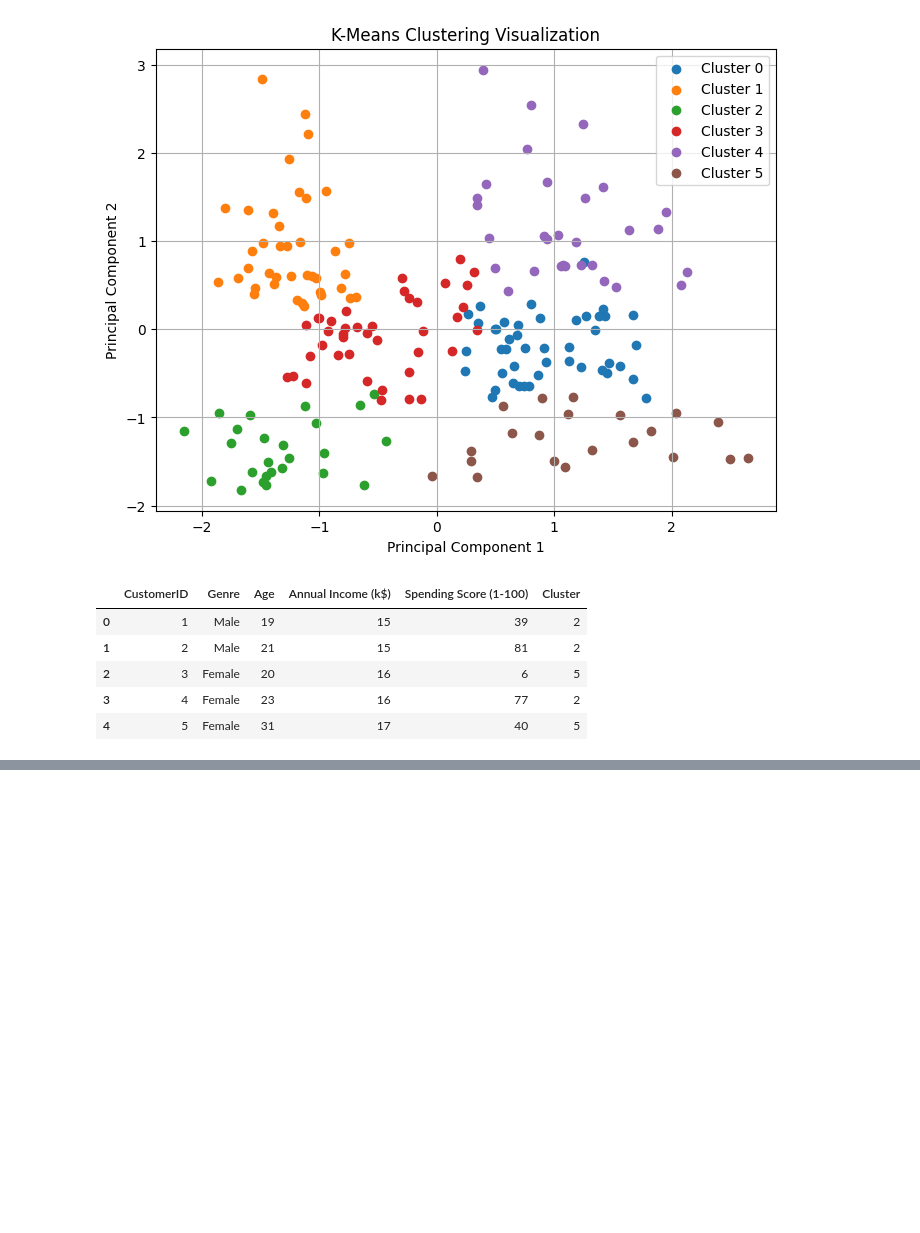
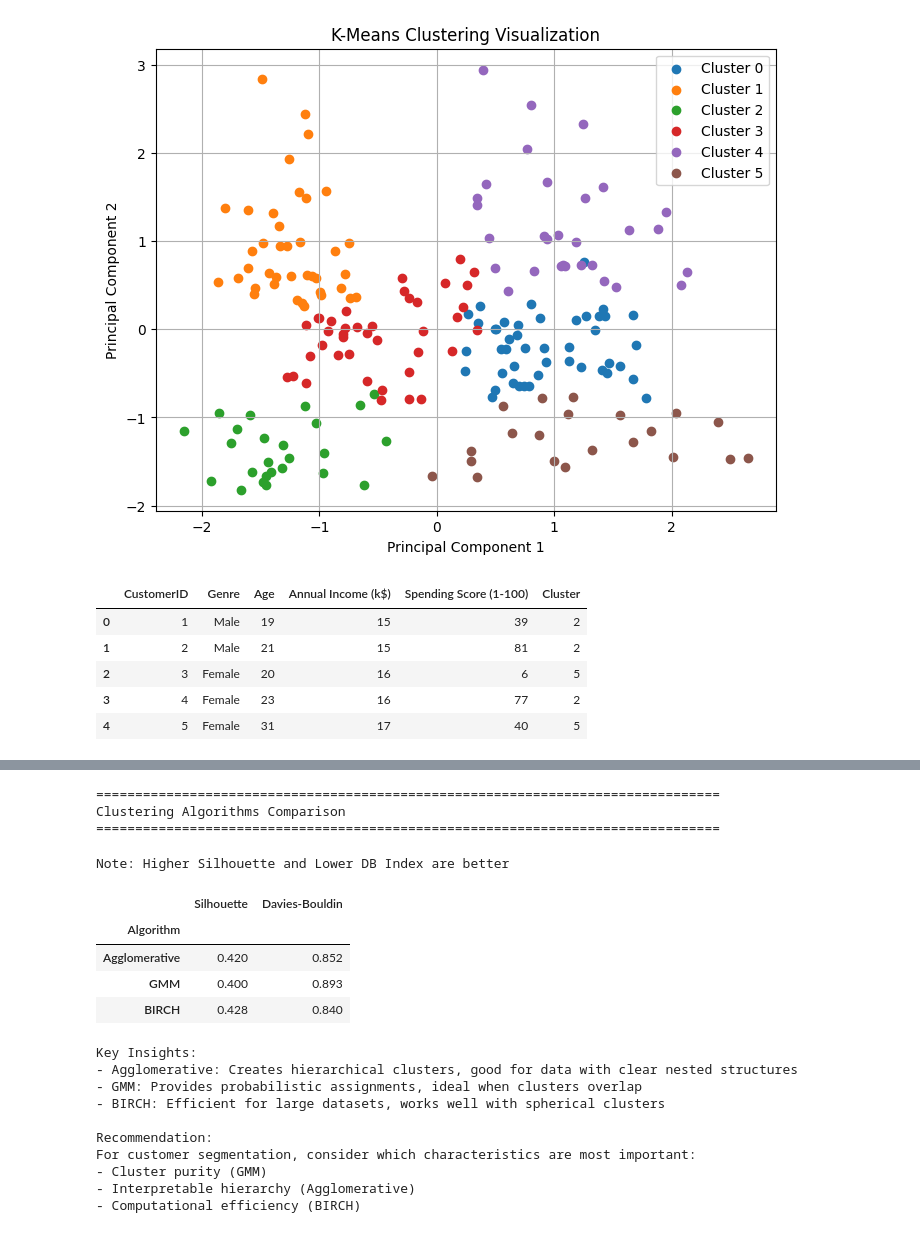
Before and after one commit to rahmarihan/DS3, a Jupyter notebook: main.ipynb, the cells around one changed output, grey strips where cells are left out. Cells and saved outputs as stored; diff of their text form; code cells hidden in the pictures; blank space fills up the shorter version.

```diff
--- a/main.ipynb
+++ b/main.ipynb
@@ -191,3 +315,60 @@ df.head()
+# %%
+# Cell 8: Comprehensive Comparison
+print("="*80)
+print("Clustering Algorithms Comparison")
+print("="*80)
+
+comparison = pd.DataFrame({
+    'Algorithm': ['Agglomerative', 'GMM', 'BIRCH'],
+    'Silhouette': [agg_silhouette, gmm_silhouette, birch_silhouette],
+    'Davies-Bouldin': [agg_db, gmm_db, birch_db]
+}).set_index('Algorithm')
+
+def highlight_max(s):
+    is_max = s == s.max()
+    return ['background-color: #2ecc71' if v else '' for v in is_max]
+
+def highlight_min(s):
+    is_min = s == s.min()
+    return ['background-color: #e74c3c' if v else '' for v in is_min]
+
+styled_comparison = comparison.style\
+    .format(precision=3)\
+    .apply(highlight_max, subset=['Silhouette'])\
+    .apply(highlight_min, subset=['Davies-Bouldin'])\
+    .set_caption("Note: Higher Silhouette and Lower DB Index are better")
+
+display(styled_comparison)
+
+print("\nKey Insights:")
+print("- Agglomerative: Creates hierarchical clusters, good for data with clear nested structures")
+print("- GMM: Provides probabilistic assignments, ideal when clusters overlap")
+print("- BIRCH: Efficient for large datasets, works well with spherical clusters")
+print("\nRecommendation:")
+print("For customer segmentation, consider which characteristics are most important:")
+print("- Cluster purity (GMM)")
+print("- Interpretable hierarchy (Agglomerative)")
+print("- Computational efficiency (BIRCH)")
+# %% [output]
+================================================================================
+Clustering Algorithms Comparison
+================================================================================
+Note: Higher Silhouette and Lower DB Index are better
+|  | Silhouette | Davies-Bouldin |
+| Algorithm |  |  |
+| Agglomerative | 0.420 | 0.852 |
+| GMM | 0.400 | 0.893 |
+| BIRCH | 0.428 | 0.840 |
+Key Insights:
+- Agglomerative: Creates hierarchical clusters, good for data with clear nested structures
+- GMM: Provides probabilistic assignments, ideal when clusters overlap
+- BIRCH: Efficient for large datasets, works well with spherical clusters
+
+Recommendation:
+For customer segmentation, consider which characteristics are most important:
+- Cluster purity (GMM)
+- Interpretable hierarchy (Agglomerative)
+- Computational efficiency (BIRCH)
 # %%
 #h)
 # Interpretation: Interpret your findings
```
Also changed, not shown: parts of 8 cells of this notebook.
